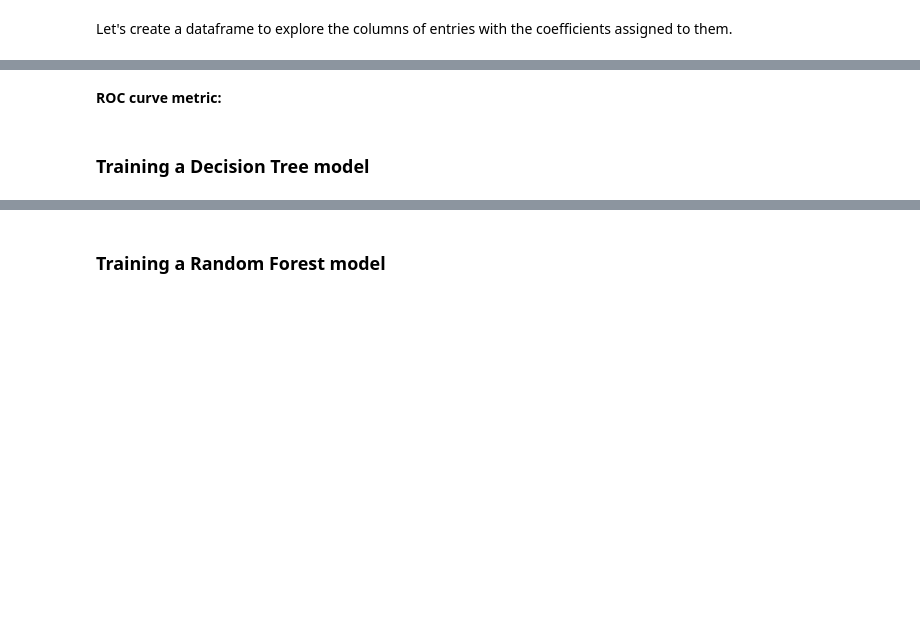
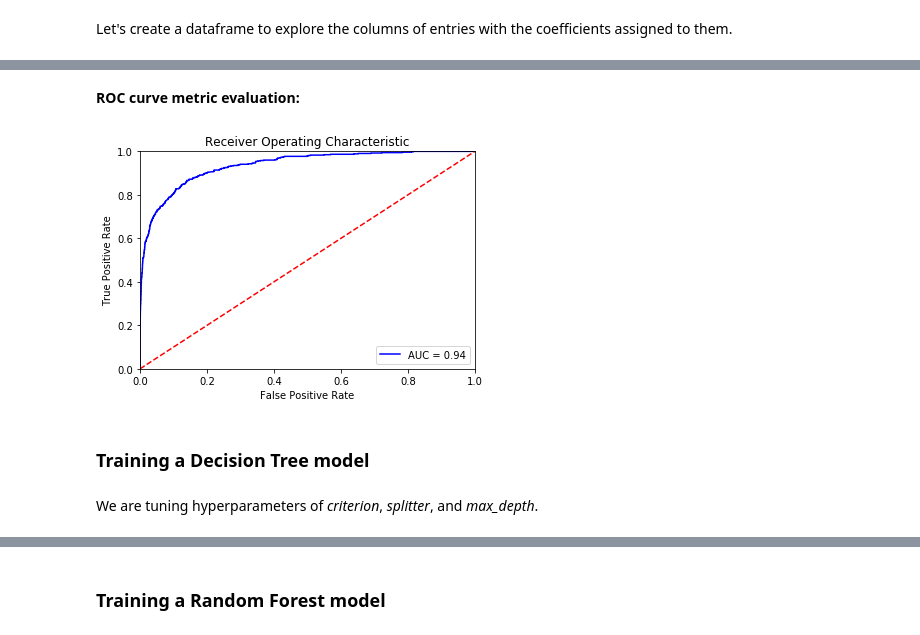
Before and after one commit to kashyrskyy/Twitter-Machine-Learning-Model, a Jupyter notebook: Final Jupyter Notebook.ipynb, the cells around one changed output, grey strips where cells are left out. Cells and saved outputs as stored; diff of their text form; code cells hidden in the pictures; blank space fills up the shorter version.

```diff
--- a/Final Jupyter Notebook.ipynb
+++ b/Final Jupyter Notebook.ipynb
@@ -615,4 +640,4 @@ The highest negative coefficients are represented by entries such as black, sjw,
 
 While the highest negative values indicate being likely representative of the non-hate speech tweets, the positive ones indicate being likely representative of the hate speech tweets. We can see that such entries appear the most in the related types of tweets (negative coefficients in non-hate, and positive coefficients in hate speech tweets).
 # %% [markdown]
-**ROC curve metric:**
+**ROC curve metric evaluation:**
@@ -629,4 +644,27 @@ from sklearn import metrics
+# %%
+import sklearn.metrics as metrics
+# calculate the fpr and tpr for all thresholds of the classification
+
+probs = lr.predict_proba(X_test)
+preds = probs[:,1]
+fpr, tpr, threshold = metrics.roc_curve(y_test, preds)
+roc_auc = metrics.auc(fpr, tpr)
+# %%
+import matplotlib.pyplot as plt
+plt.title('Receiver Operating Characteristic')
+plt.plot(fpr, tpr, 'b', label = 'AUC = %0.2f' % roc_auc)
+plt.legend(loc = 'lower right')
+plt.plot([0, 1], [0, 1],'r--')
+plt.xlim([0, 1])
+plt.ylim([0, 1])
+plt.ylabel('True Positive Rate')
+plt.xlabel('False Positive Rate')
+plt.show()
+# %% [output]
+[figure, added]
 # %% [markdown]
 ### Training a Decision Tree model
 # %%
 from sklearn.tree import DecisionTreeClassifier
+# %% [markdown]
+We are tuning hyperparameters of *criterion*, *splitter*, and *max_depth*.
```
Also changed, not shown: parts of 90 cells of this notebook.
